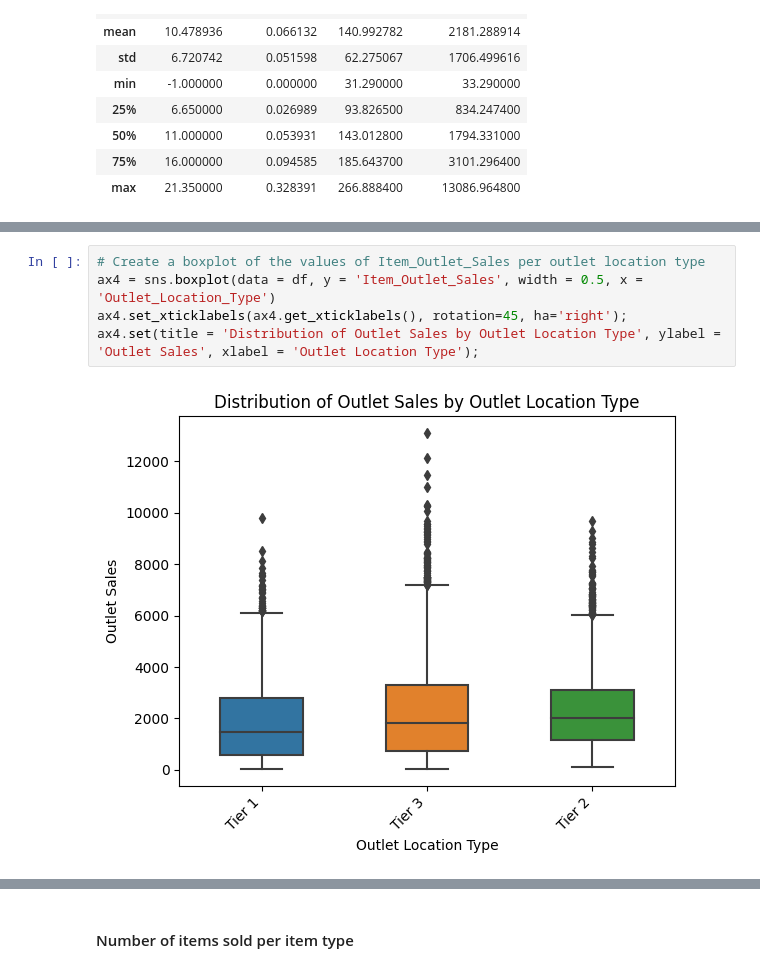
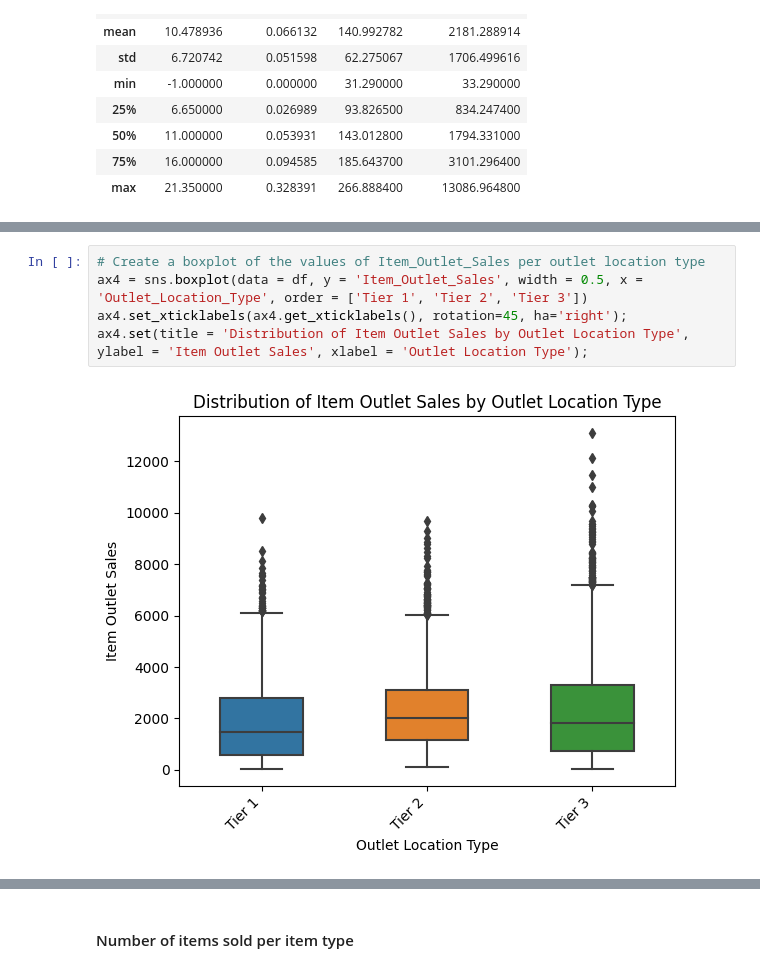
Before and after one commit to itan-s/Prediction-of-Product-Sales, a Jupyter notebook: Prediction-of-Product-Sales.ipynb, the cells around one changed output, grey strips where cells are left out. Drawn from its saved outputs; the diff is of its cells as text.

```diff
--- a/Prediction-of-Product-Sales.ipynb
+++ b/Prediction-of-Product-Sales.ipynb
@@ -375,7 +382,7 @@ ax3.set(title = 'Distribution of Outlet Sales by Outlet Type', ylabel = 'Outlet
 # %%
 # Create a boxplot of the values of Item_Outlet_Sales per outlet location type
-ax4 = sns.boxplot(data = df, y = 'Item_Outlet_Sales', width = 0.5, x = 'Outlet_Location_Type')
+ax4 = sns.boxplot(data = df, y = 'Item_Outlet_Sales', width = 0.5, x = 'Outlet_Location_Type', order = ['Tier 1', 'Tier 2', 'Tier 3'])
 ax4.set_xticklabels(ax4.get_xticklabels(), rotation=45, ha='right');
-ax4.set(title = 'Distribution of Outlet Sales by Outlet Location Type', ylabel = 'Outlet Sales', xlabel = 'Outlet Location Type');
+ax4.set(title = 'Distribution of Item Outlet Sales by Outlet Location Type', ylabel = 'Item Outlet Sales', xlabel = 'Outlet Location Type');
 # %% [output]
-[figure, old version]
+[figure, new version]
```
Also changed, not shown: parts of 96 cells of this notebook.
